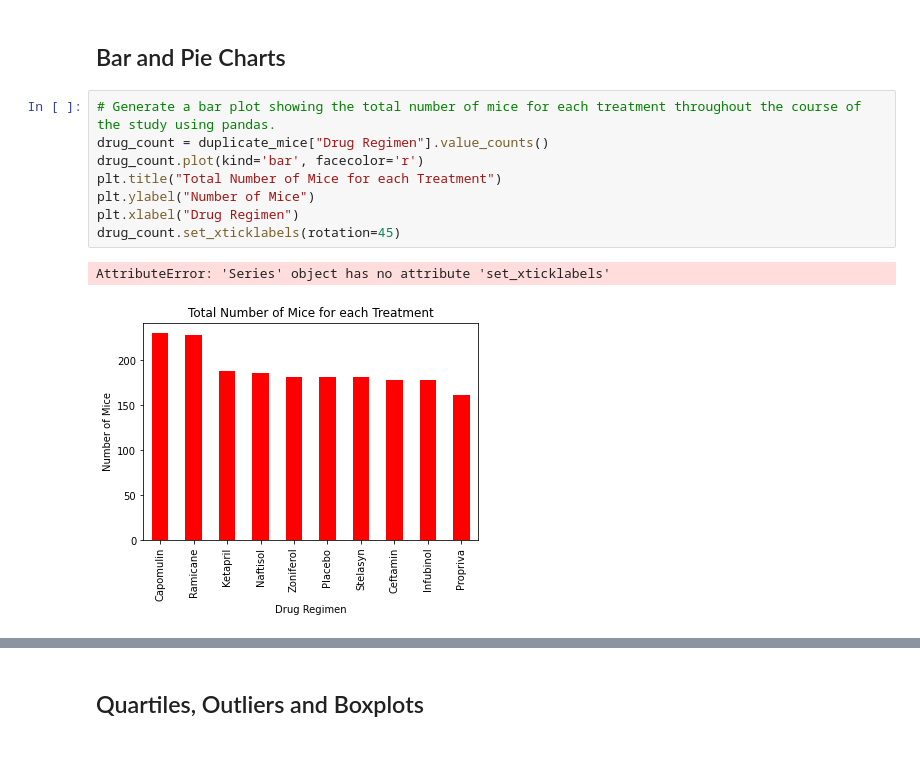
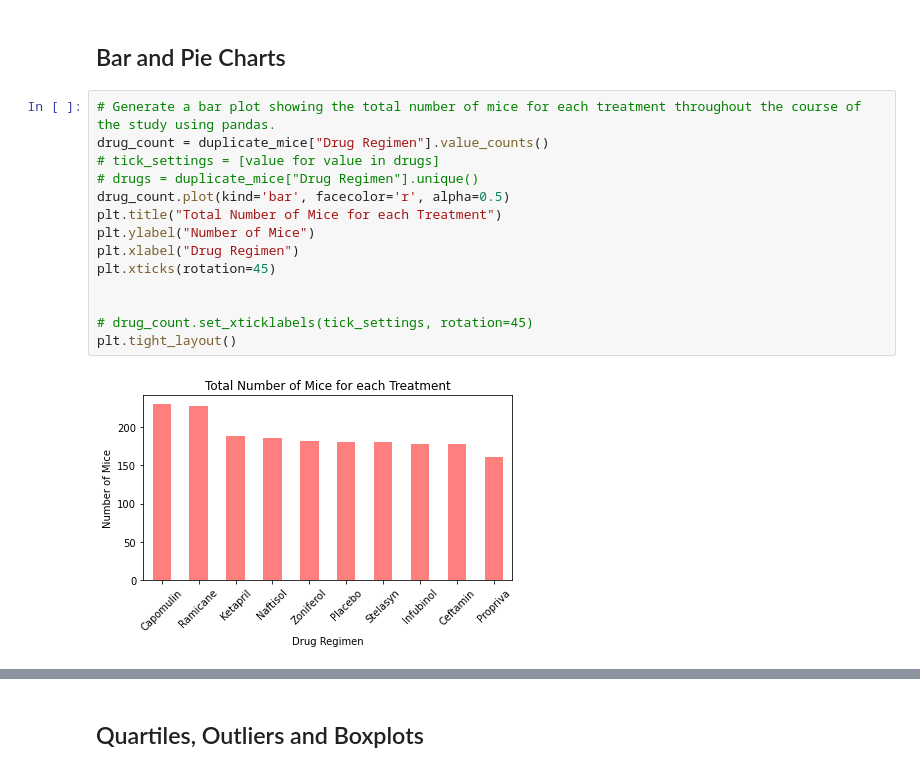
Before and after one commit to SybileC/matplotlib-challenge, a Jupyter notebook: 02-Homework_05-Matplotlib_Instructions_Pymaceuticals_pymaceuticals_starter.ipynb, the cells around one changed output, grey strips where cells are left out. Drawn from its saved outputs; the diff is of its cells as text.

```diff
--- a/02-Homework_05-Matplotlib_Instructions_Pymaceuticals_pymaceuticals_starter.ipynb
+++ b/02-Homework_05-Matplotlib_Instructions_Pymaceuticals_pymaceuticals_starter.ipynb
@@ -135,14 +135,19 @@ summary_statistics2
 # %%
 # Generate a bar plot showing the total number of mice for each treatment throughout the course of the study using pandas.
 drug_count = duplicate_mice["Drug Regimen"].value_counts()
-drug_count.plot(kind='bar', facecolor='r')
+# tick_settings = [value for value in drugs]
+# drugs = duplicate_mice["Drug Regimen"].unique()
+drug_count.plot(kind='bar', facecolor='r', alpha=0.5)
 plt.title("Total Number of Mice for each Treatment")
 plt.ylabel("Number of Mice")
 plt.xlabel("Drug Regimen")
-drug_count.set_xticklabels(rotation=45)
+plt.xticks(rotation=45)
+
+
+# drug_count.set_xticklabels(tick_settings, rotation=45)
+plt.tight_layout()
 # %% [output]
-AttributeError: 'Series' object has no attribute 'set_xticklabels'
-[figure, old version]
+[figure, new version]
 # %%
 # Generate a bar plot showing the total number of mice for each treatment throughout the course of the study using pyplot.
 list_drugs = duplicate_mice["Drug Regimen"]
```
Also changed, not shown: parts of 5 cells of this notebook.
